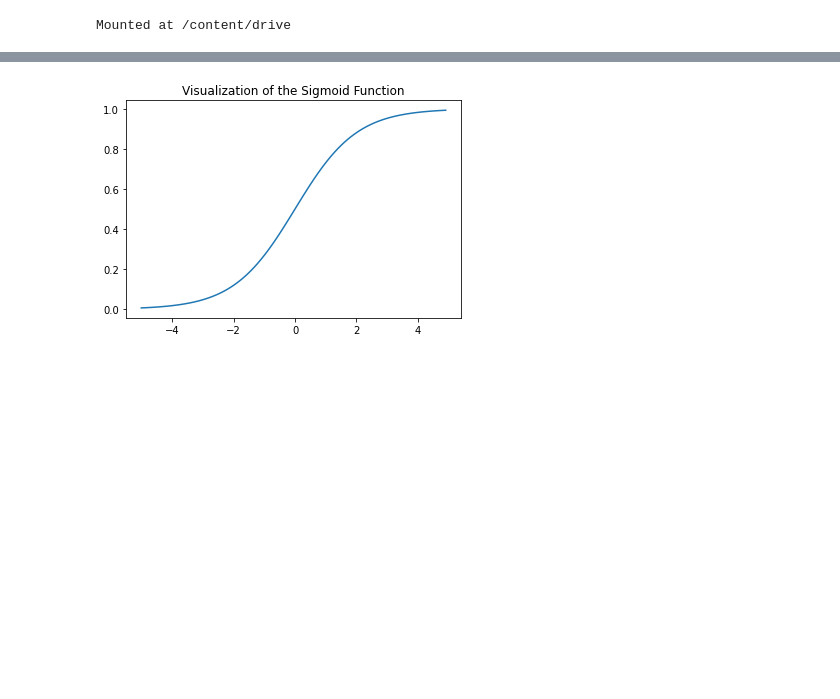
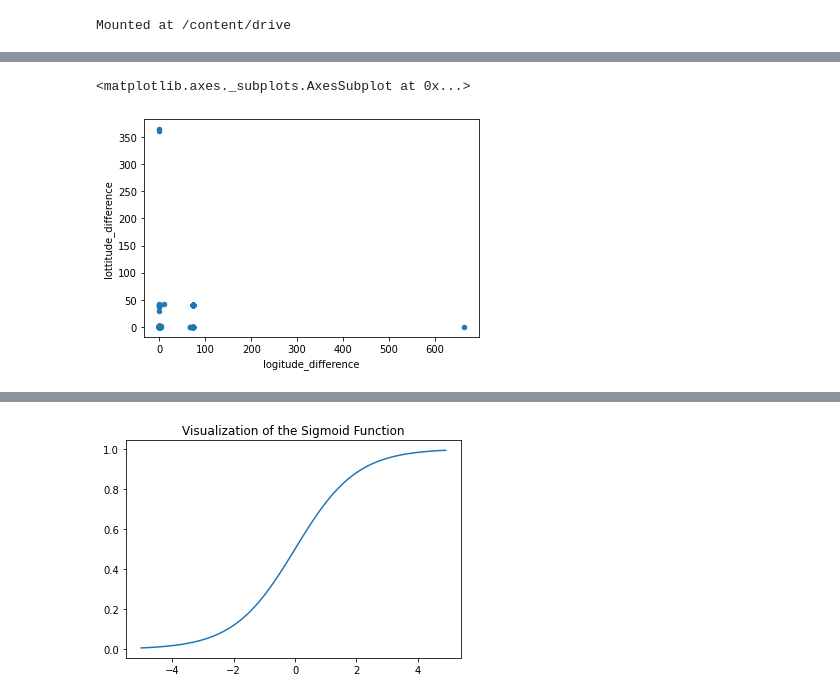
Before and after one commit to tangani/New-York-City-Taxi-Fare-Prediction, a Jupyter notebook: new_york_city_taxi_fare_prediction_with_tensorflow.ipynb, the cells around one changed output, grey strips where cells are left out. Cells and saved outputs as stored; diff of their text form; code cells hidden in the pictures; blank space fills up the shorter version.

```diff
--- a/new_york_city_taxi_fare_prediction_with_tensorflow.ipynb
+++ b/new_york_city_taxi_fare_prediction_with_tensorflow.ipynb
@@ -21,0 +157,5 @@ test_df = pd.read_csv('/content/drive/MyDrive/data_science/new-york-city-taxi-fa
+# %%
+train_df.plot.scatter('logitude_difference', 'lottitude_difference')
+# %% [output]
+<matplotlib.axes._subplots.AxesSubplot at 0x...>
+[figure, added]
```
Also changed, not shown: parts of 36 cells of this notebook.
